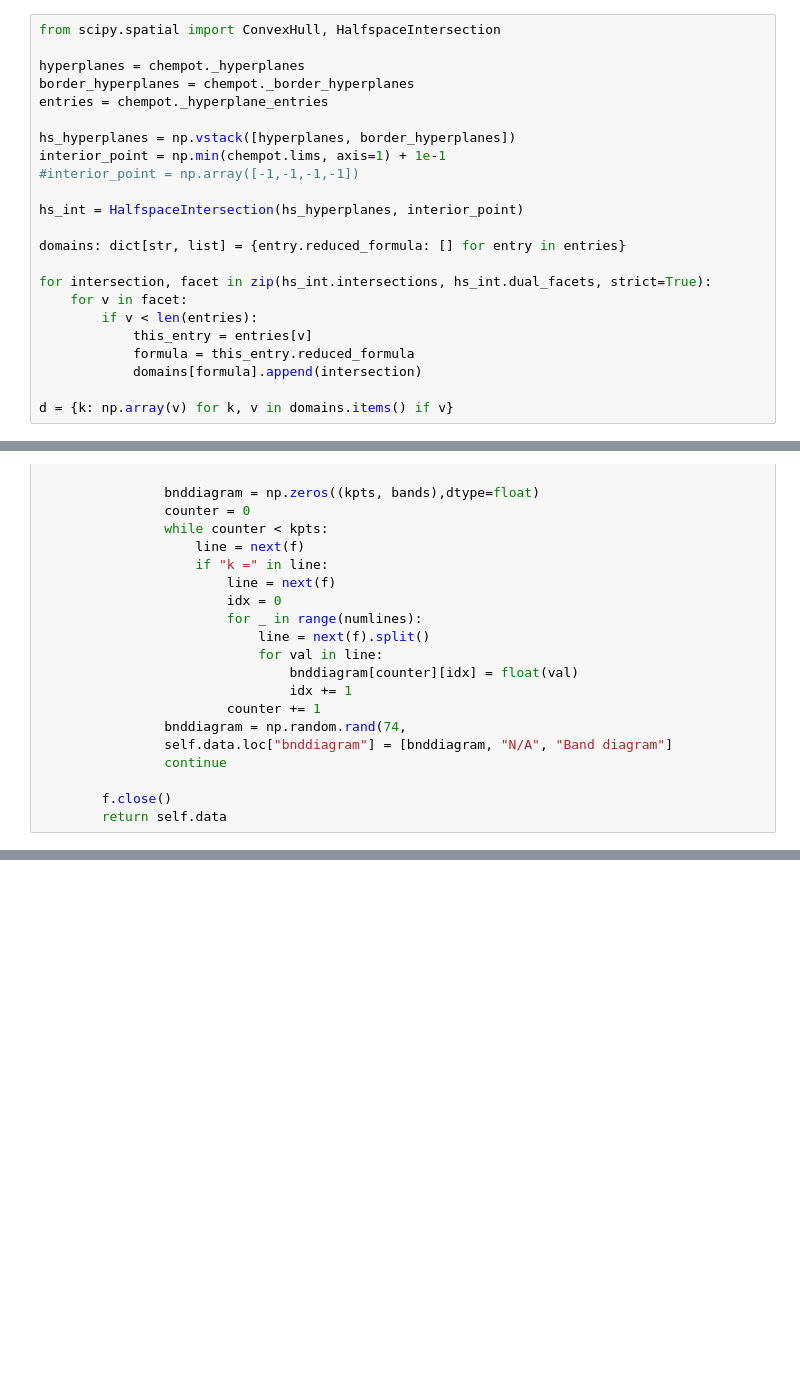
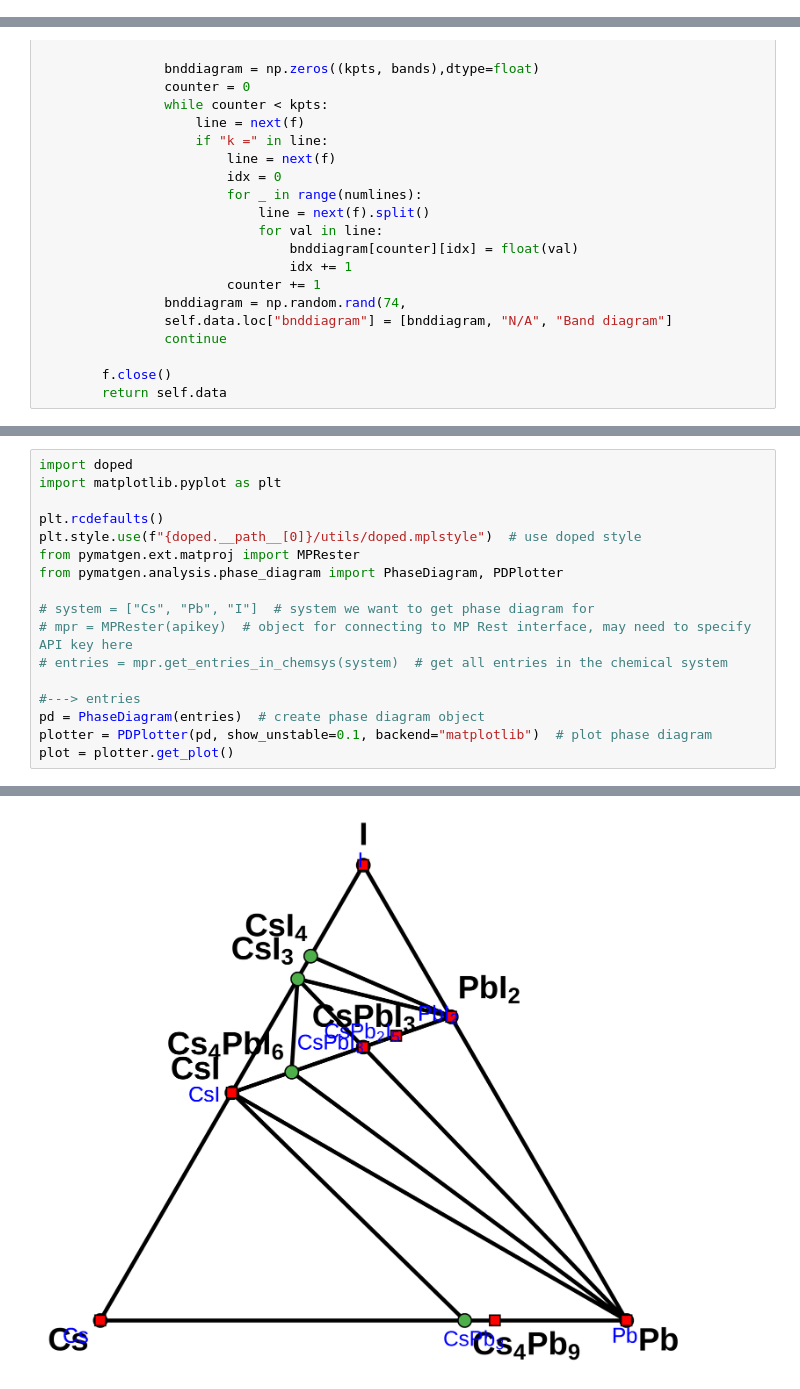
Before and after one commit to Walser52/JHaRoo, a Jupyter notebook: scripts/study/parsepw.ipynb, the cells around one changed output, grey strips where cells are left out. Drawn from its saved outputs; the diff is of its cells as text; blank space fills up the shorter version.

```diff
--- a/scripts/study/parsepw.ipynb
+++ b/scripts/study/parsepw.ipynb
@@ -268,23 +193,0 @@ chempot.domains
-# %%
-from scipy.spatial import ConvexHull, HalfspaceIntersection
-
-hyperplanes = chempot._hyperplanes
-border_hyperplanes = chempot._border_hyperplanes
-entries = chempot._hyperplane_entries
-
-hs_hyperplanes = np.vstack([hyperplanes, border_hyperplanes])
-interior_point = np.min(chempot.lims, axis=1) + 1e-1
-#interior_point = np.array([-1,-1,-1,-1])
-
-hs_int = HalfspaceIntersection(hs_hyperplanes, interior_point)
-
-domains: dict[str, list] = {entry.reduced_formula: [] for entry in entries}
-
-for intersection, facet in zip(hs_int.intersections, hs_int.dual_facets, strict=True):
-    for v in facet:
-        if v < len(entries):
-            this_entry = entries[v]
-            formula = this_entry.reduced_formula
-            domains[formula].append(intersection)
-
-d = {k: np.array(v) for k, v in domains.items() if v}
@@ -1467,0 +267,18 @@ formula :  Cs8 Pb8 I24
+# %%
+import doped
+import matplotlib.pyplot as plt
+
+plt.rcdefaults()
+plt.style.use(f"{doped.__path__[0]}/utils/doped.mplstyle")  # use doped style
+from pymatgen.ext.matproj import MPRester
+from pymatgen.analysis.phase_diagram import PhaseDiagram, PDPlotter
+
+# system = ["Cs", "Pb", "I"]  # system we want to get phase diagram for
+# mpr = MPRester(apikey)  # object for connecting to MP Rest interface, may need to specify API key here
+# entries = mpr.get_entries_in_chemsys(system)  # get all entries in the chemical system
+
+#---> entries
+pd = PhaseDiagram(entries)  # create phase diagram object
+plotter = PDPlotter(pd, show_unstable=0.1, backend="matplotlib")  # plot phase diagram
+plot = plotter.get_plot()
+# %% [output]
@@ -1467,0 +286 @@ formula :  Cs8 Pb8 I24
+[figure, added]
```
Also changed, not shown: parts of 18 cells of this notebook, 8 other files.
